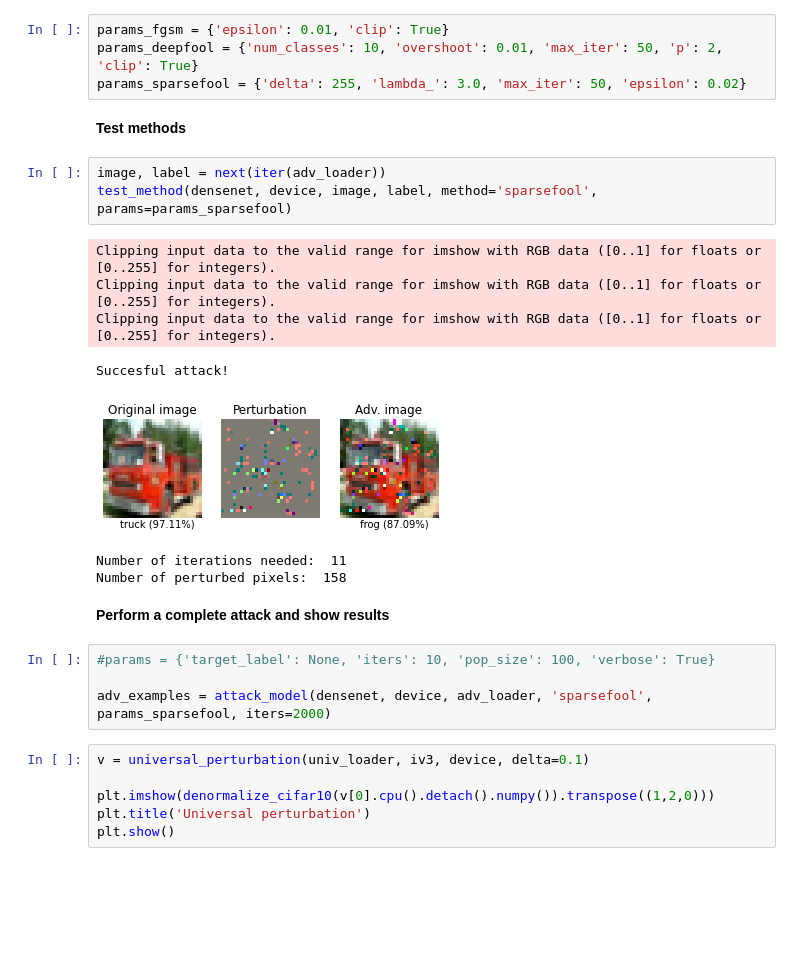
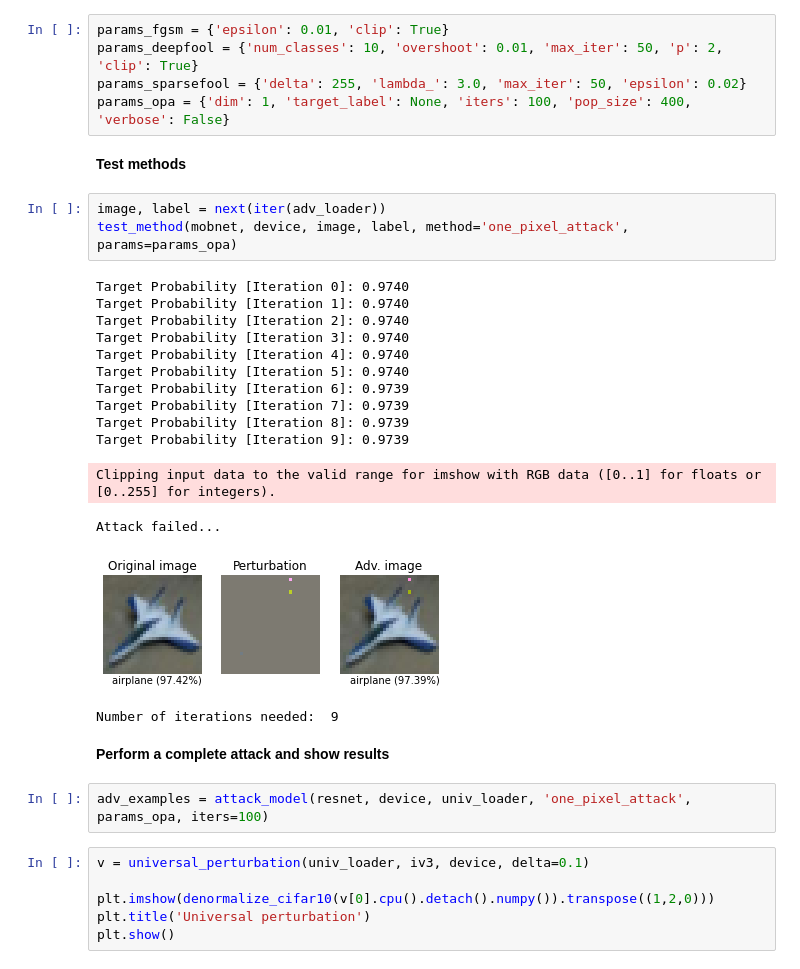
Before and after one commit to pabloac31/TFG, a Jupyter notebook: cifar10_experiments.ipynb, the cells around one changed output. Drawn from its saved outputs; the diff is of its cells as text; blank space fills up the shorter version.

```diff
--- a/cifar10_experiments.ipynb
+++ b/cifar10_experiments.ipynb
@@ -69,25 +58,31 @@ Accuracy on CIFAR10 test set:  0.9299
 params_fgsm = {'epsilon': 0.01, 'clip': True}
 params_deepfool = {'num_classes': 10, 'overshoot': 0.01, 'max_iter': 50, 'p': 2, 'clip': True}
 params_sparsefool = {'delta': 255, 'lambda_': 3.0, 'max_iter': 50, 'epsilon': 0.02}
+params_opa = {'dim': 1, 'target_label': None, 'iters': 100, 'pop_size': 400, 'verbose': False}
 # %% [markdown]
 **Test methods**
 # %%
 image, label = next(iter(adv_loader))
-test_method(densenet, device, image, label, method='sparsefool', params=params_sparsefool)
+test_method(mobnet, device, image, label, method='one_pixel_attack', params=params_opa)
 # %% [output]
-Clipping input data to the valid range for imshow with RGB data ([0..1] for floats or [0..255] for integers).
-Clipping input data to the valid range for imshow with RGB data ([0..1] for floats or [0..255] for integers).
-Clipping input data to the valid range for imshow with RGB data ([0..1] for floats or [0..255] for integers).
+Target Probability [Iteration 0]: 0.9740
+Target Probability [Iteration 1]: 0.9740
+Target Probability [Iteration 2]: 0.9740
+Target Probability [Iteration 3]: 0.9740
+Target Probability [Iteration 4]: 0.9740
+Target Probability [Iteration 5]: 0.9740
+Target Probability [Iteration 6]: 0.9739
+Target Probability [Iteration 7]: 0.9739
+Target Probability [Iteration 8]: 0.9739
+Target Probability [Iteration 9]: 0.9739
-Succesful attack!
+Clipping input data to the valid range for imshow with RGB data ([0..1] for floats or [0..255] for integers).
+Attack failed...
-[figure, old version]
+[figure, new version]
-Number of iterations needed:  11
-Number of perturbed pixels:  158
+Number of iterations needed:  9
 # %% [markdown]
 **Perform a complete attack and show results**
-# %%
-#params = {'target_label': None, 'iters': 10, 'pop_size': 100, 'verbose': True}
-
-adv_examples = attack_model(densenet, device, adv_loader, 'sparsefool', params_sparsefool, iters=2000)
+# %%
+adv_examples = attack_model(resnet, device, univ_loader, 'one_pixel_attack', params_opa, iters=100)
 # %%
 v = universal_perturbation(univ_loader, iv3, device, delta=0.1)
 
```
Also changed, not shown: parts of 8 cells of this notebook.
